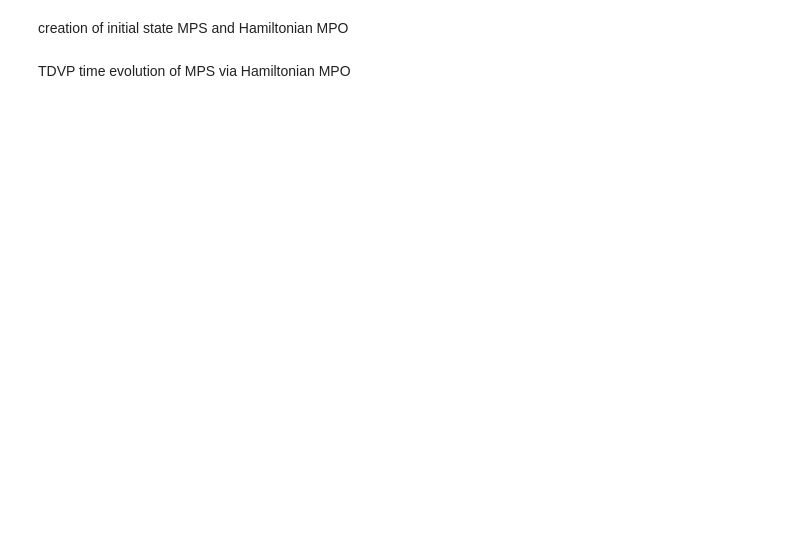
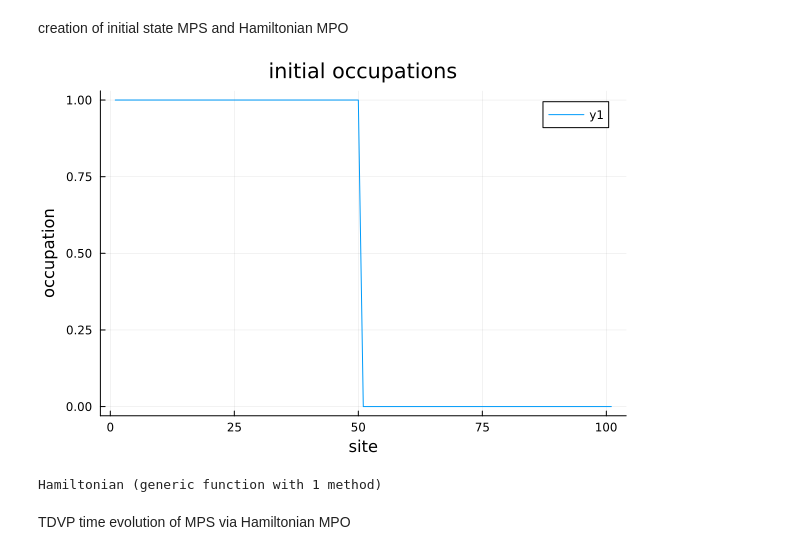
Before and after one commit to FTurci/AgeingManyBodyQuantumSys, a Jupyter notebook: Ben Code/single_bath_evolution.ipynb, the cells around one changed output. Drawn from its saved outputs; the diff is of its cells as text; code cells hidden in the pictures; blank space fills up the shorter version.

```diff
--- a/Ben Code/single_bath_evolution.ipynb
+++ b/Ben Code/single_bath_evolution.ipynb
@@ -55,42 +105,43 @@ states = [(j <= N) ? "Occ" : "Emp" for j=1:2*N+1]
 
 psi0 = productMPS(sites, states)
 
 init_occ = expect(psi0, "N")
-display(plot(1:(2N+1), init_occ),xlabel="site",ylabel="occupation",title="initial occupations")
+display(plot(1:(2N+1), init_occ,xlabel="site",ylabel="occupation",title="initial occupations"))
 
 sys = N+1
 
-function Hamiltonian(E1, E2, h1, h2, sites, Es, N, sys)
+function Hamiltonian(E1, E2, h1, h2, g1, g2, sites, Es, N, sys)
     ampo = AutoMPO()
-    t1 = reverse(h1[2:end]) #empty chain NN couplings
-    t2 = reverse(h2[2:end]) #filled chain NN couplings
-    g1 = h1[1] #empty chain-system coupling
-    g2 = h2[1] #filled chain-system coupling
+    t1 = reverse(h1) #empty chain NN couplings
+    E1 = reverse(E1) #empty chain onsite energies
+    t2 = h2 #filled chain NN couplings
 
     println("system-bath couplings are $g1 and $g2")
-    for j in 1:N
-        add!(ampo, E1[j], "N", j)
-    end
+
     for j in 1:N
         add!(ampo, E1[j], "N", j)
     end
     for j in 1:N-1
         add!(ampo, t1[j], "Cdag", j, "C", j+1)
         add!(ampo, t1[j], "Cdag", j+1, "C", j)
     end
     for j in 1:N
         add!(ampo, E2[j], "N", sys + j)
     end
     for j in 1:N-1
         add!(ampo, t2[j], "Cdag", sys + j, "C", sys + j + 1)
         add!(ampo, t2[j], "Cdag", sys + j + 1, "C", sys + j)
     end
     # system onsite
     add!(ampo, Es, "N", sys)
     add!(ampo, g1, "Cdag", sys, "C", N);         add!(ampo, g1, "Cdag", N, "C", sys)
     add!(ampo, g2, "Cdag", sys, "C", sys + 1);    add!(ampo, g2, "Cdag", sys + 1,  "C", sys)
+
     return MPO(ampo, sites)
 end
+# %% [output]
+[figure, added]
+Hamiltonian (generic function with 1 method)
 # %% [markdown]
 TDVP time evolution of MPS via Hamiltonian MPO
 # %%
```
Also changed, not shown: parts of 7 cells of this notebook, 2 other files.
